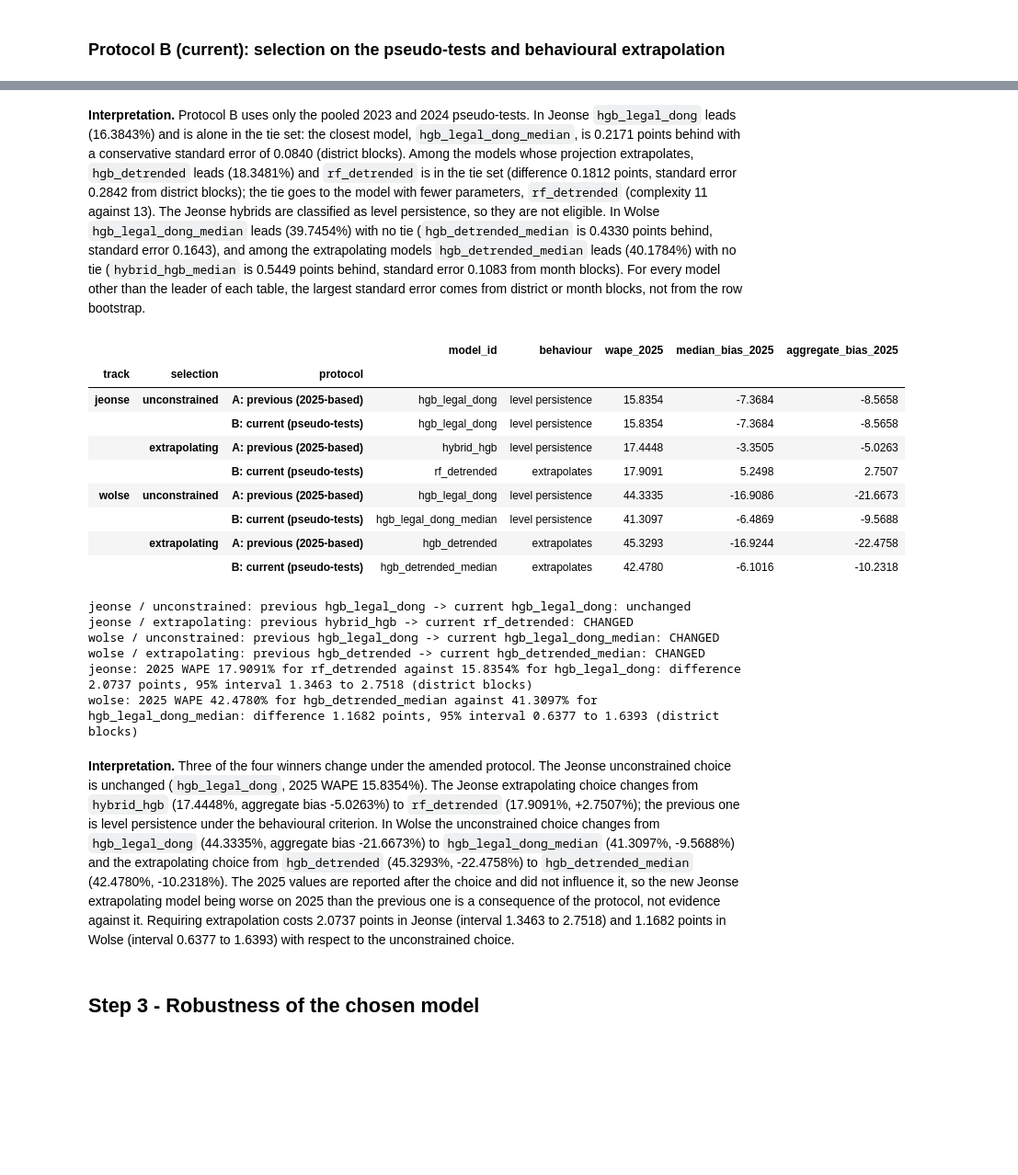
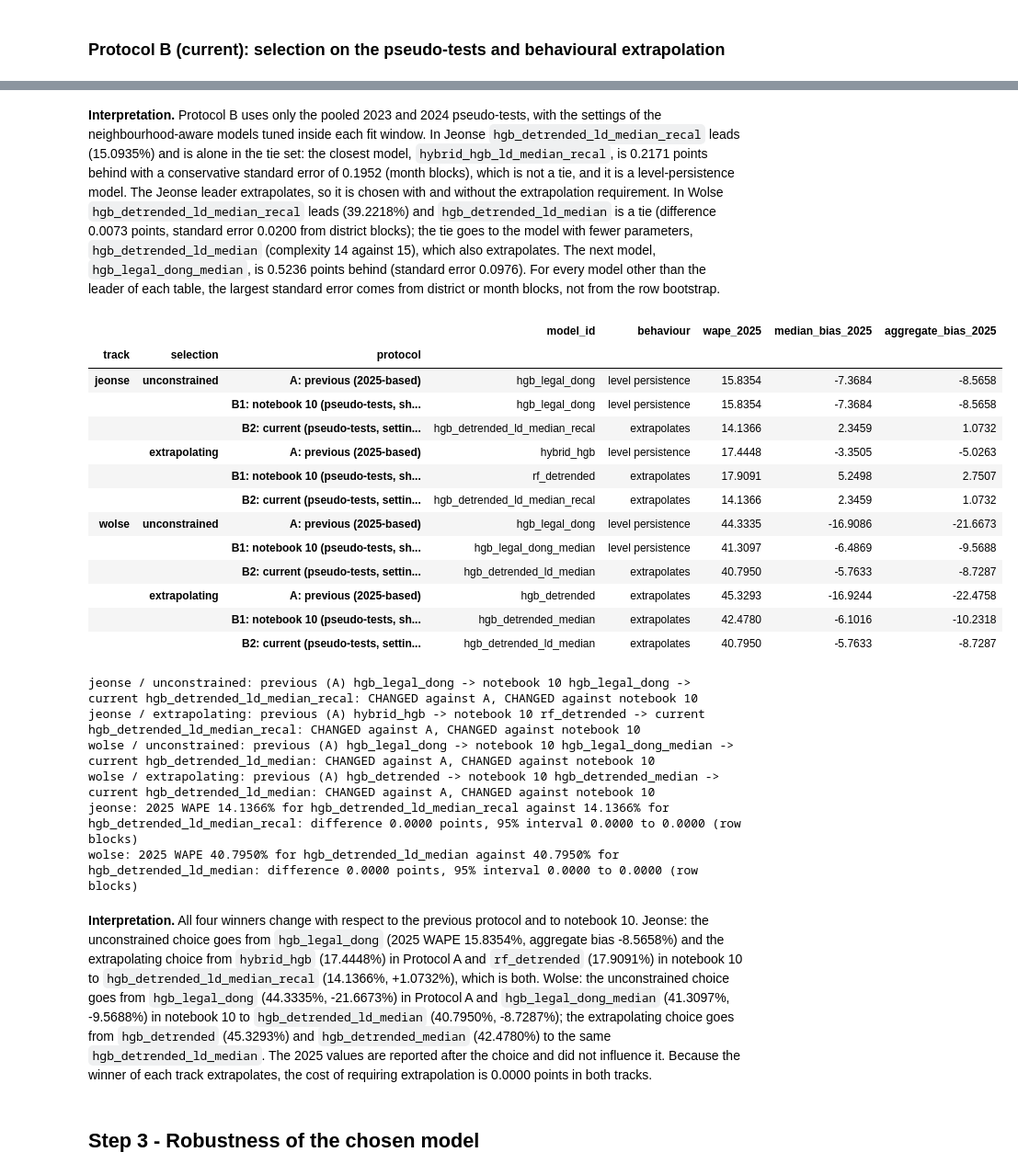
Before and after one commit to moliiner/rent_analysis_seoul, a Jupyter notebook: notebooks/09_model_comparison_projection.ipynb, the cells around one changed output, grey strips where cells are left out. Shown at 92% size. Saved outputs shown, nothing was run; the diff lists cells and outputs as text; code cells hidden in the pictures; blank space fills up the shorter version.

```diff
--- a/notebooks/09_model_comparison_projection.ipynb
+++ b/notebooks/09_model_comparison_projection.ipynb
@@ -219,8 +220,8 @@ wolse: 36 valid models, 57,829 TEST rows, predictions aligned with the TEST rows
 # %%
 # Protocol A (previous, superseded): lowest 2025 WAPE among the models that existed before the amendment
-# (without the median-loss variants of notebook 10), row bootstrap only, extrapolation judged by the model label. It is kept only to show which winners change.
-NEW_MEDIAN_IDS = ['hgb_static_median', 'hgb_time_median', 'hgb_detrended_median', 'hgb_legal_dong_median', 'hybrid_hgb_median']
-old_valid = valid[~valid['model_id'].isin(NEW_MEDIAN_IDS)]
+# (without the median-loss variants of notebook 10 and the neighbourhood-aware models of notebook 11), row bootstrap only, extrapolation judged by the model label. It is kept only to show which winners change.
+POST_AMENDMENT_IDS = ['hgb_static_median', 'hgb_time_median', 'hgb_detrended_median', 'hgb_legal_dong_median', 'hybrid_hgb_median', *ld_recipe_ids()]
+old_valid = valid[~valid['model_id'].isin(POST_AMENDMENT_IDS)]
 protocol_a = {}
 for track in config.TRACKS:
     v = old_valid[old_valid['track'] == track]
@@ -239,7 +240,8 @@ wolse: protocol A on 31 models (2025-based, row bootstrap, label-based extrapola
 # %% [markdown]
 ### Protocol B (current): selection on the pseudo-tests and behavioural extrapolation
 # %%
-pseudo_reports = {t: json.loads((config.METRICS_DIR / f'pseudotest_{t}.json').read_text(encoding='utf-8')) for t in config.TRACKS}
+pseudo_reports = {t: json.loads((config.METRICS_DIR / f'pseudotest_v2_{t}.json').read_text(encoding='utf-8')) for t in config.TRACKS}
+pseudo10 = {t: json.loads((config.METRICS_DIR / f'pseudotest_{t}.json').read_text(encoding='utf-8')) for t in config.TRACKS}      # notebook 10 (shared settings)
 proto = pseudo_reports['jeonse']['protocol']
 print('Pseudo-test windows (fit before / test year):', [(w['fit_before'], w['test_year']) for w in proto['windows']])
 print('Rule:', proto['rule'], '| tie break:', proto['tie_break'])
@@ -296,45 +299,52 @@ wolse: candidates whose projection extrapolates -> leader hgb_detrended_median;
 # %% [markdown]
-**Interpretation.** Protocol B uses only the pooled 2023 and 2024 pseudo-tests. In Jeonse `hgb_legal_dong` leads (16.3843%) and is alone in the tie set: the closest model, `hgb_legal_dong_median`, is 0.2171 points behind with a conservative standard error of 0.0840 (district blocks). Among the models whose projection extrapolates, `hgb_detrended` leads (18.3481%) and `rf_detrended` is in the tie set (difference 0.1812 points, standard error 0.2842 from district blocks); the tie goes to the model with fewer parameters, `rf_detrended` (complexity 11 against 13). The Jeonse hybrids are classified as level persistence, so they are not eligible. In Wolse `hgb_legal_dong_median` leads (39.7454%) with no tie (`hgb_detrended_median` is 0.4330 points behind, standard error 0.1643), and among the extrapolating models `hgb_detrended_median` leads (40.1784%) with no tie (`hybrid_hgb_median` is 0.5449 points behind, standard error 0.1083 from month blocks). For every model other than the leader of each table, the largest standard error comes from district or month blocks, not from the row bootstrap.
+**Interpretation.** Protocol B uses only the pooled 2023 and 2024 pseudo-tests, with the settings of the neighbourhood-aware models tuned inside each fit window. In Jeonse `hgb_detrended_ld_median_recal` leads (15.0935%) and is alone in the tie set: the closest model, `hybrid_hgb_ld_median_recal`, is 0.2171 points behind with a conservative standard error of 0.1952 (month blocks), which is not a tie, and it is a level-persistence model. The Jeonse leader extrapolates, so it is chosen with and without the extrapolation requirement. In Wolse `hgb_detrended_ld_median_recal` leads (39.2218%) and `hgb_detrended_ld_median` is a tie (difference 0.0073 points, standard error 0.0200 from district blocks); the tie goes to the model with fewer parameters, `hgb_detrended_ld_median` (complexity 14 against 15), which also extrapolates. The next model, `hgb_legal_dong_median`, is 0.5236 points behind (standard error 0.0976). For every model other than the leader of each table, the largest standard error comes from district or month blocks, not from the row bootstrap.
 # %%
 rows = []
 for track in config.TRACKS:
     for kind, new in [('unconstrained', selection[track]['stat_winner']), ('extrapolating', selection[track]['winner'])]:
-        for label, model_id in [('A: previous (2025-based)', protocol_a[track][kind]), ('B: current (pseudo-tests)', new)]:
+        for label, model_id in [('A: previous (2025-based)', protocol_a[track][kind]),
+                                ('B1: notebook 10 (pseudo-tests, shared settings)', pseudo10[track]['selection'][kind]),
+                                ('B2: current (pseudo-tests, settings tuned per window)', new)]:
             r = runs[(runs['track'] == track) & (runs['model_id'] == model_id)].iloc[0]
             rows.append({'track': track, 'selection': kind, 'protocol': label, 'model_id': model_id, 'behaviour': r['behaviour'],
                          'wape_2025': r['wape_pct'], 'median_bias_2025': r['median_bias_pct'], 'aggregate_bias_2025': r['aggregate_bias_pct']})
 changes = pd.DataFrame(rows).set_index(['track', 'selection', 'protocol'])
 display(changes)
 for track in config.TRACKS:
     for kind, new in [('unconstrained', selection[track]['stat_winner']), ('extrapolating', selection[track]['winner'])]:
-        old_id = protocol_a[track][kind]
-        print(f"{track} / {kind}: previous {old_id} -> current {new}: {'CHANGED' if old_id != new else 'unchanged'}")
+        old_id, mid_id = protocol_a[track][kind], pseudo10[track]['selection'][kind]
+        print(f"{track} / {kind}: previous (A) {old_id} -> notebook 10 {mid_id} -> current {new}: "
+              f"{'CHANGED' if old_id != new else 'unchanged'} against A, {'CHANGED' if mid_id != new else 'unchanged'} against notebook 10")
 
 # cost of requiring extrapolation under the current protocol (reported on 2025, not used to choose)
 for track in config.TRACKS:
     w, u, test = selection[track]['winner'], selection[track]['stat_winner'], data[track]['test']
     res = conservative_wape_diff(y_test[track], preds[track][w], preds[track][u], test['contract_month'], test['district_name'])
     print(f"{track}: 2025 WAPE {wape(y_test[track], preds[track][w]):.4f}% for {w} against {wape(y_test[track], preds[track][u]):.4f}% for {u}: "
           f"difference {res['diff']:.4f} points, 95% interval {res['ci_low']:.4f} to {res['ci_high']:.4f} ({res['source']} blocks)")
 # %% [output]
 |  |  |  | model_id | behaviour | wape_2025 | median_bias_2025 | aggregate_bias_2025 |
 | track | selection | protocol |  |  |  |  |  |
 | jeonse | unconstrained | A: previous (2025-based) | hgb_legal_dong | level persistence | 15.8354 | -7.3684 | -8.5658 |
-|  |  | B: current (pseudo-tests) | hgb_legal_dong | level persistence | 15.8354 | -7.3684 | -8.5658 |
+|  |  | B1: notebook 10 (pseudo-tests, sh... | hgb_legal_dong | level persistence | 15.8354 | -7.3684 | -8.5658 |
+|  |  | B2: current (pseudo-tests, settin... | hgb_detrended_ld_median_recal | extrapolates | 14.1366 | 2.3459 | 1.0732 |
 |  | extrapolating | A: previous (2025-based) | hybrid_hgb | level persistence | 17.4448 | -3.3505 | -5.0263 |
-|  |  | B: current (pseudo-tests) | rf_detrended | extrapolates | 17.9091 | 5.2498 | 2.7507 |
+|  |  | B1: notebook 10 (pseudo-tests, sh... | rf_detrended | extrapolates | 17.9091 | 5.2498 | 2.7507 |
+|  |  | B2: current (pseudo-tests, settin... | hgb_detrended_ld_median_recal | extrapolates | 14.1366 | 2.3459 | 1.0732 |
 | wolse | unconstrained | A: previous (2025-based) | hgb_legal_dong | level persistence | 44.3335 | -16.9086 | -21.6673 |
-|  |  | B: current (pseudo-tests) | hgb_legal_dong_median | level persistence | 41.3097 | -6.4869 | -9.5688 |
+|  |  | B1: notebook 10 (pseudo-tests, sh... | hgb_legal_dong_median | level persistence | 41.3097 | -6.4869 | -9.5688 |
+|  |  | B2: current (pseudo-tests, settin... | hgb_detrended_ld_median | extrapolates | 40.7950 | -5.7633 | -8.7287 |
 |  | extrapolating | A: previous (2025-based) | hgb_detrended | extrapolates | 45.3293 | -16.9244 | -22.4758 |
-|  |  | B: current (pseudo-tests) | hgb_detrended_median | extrapolates | 42.4780 | -6.1016 | -10.2318 |
+|  |  | B1: notebook 10 (pseudo-tests, sh... | hgb_detrended_median | extrapolates | 42.4780 | -6.1016 | -10.2318 |
+|  |  | B2: current (pseudo-tests, settin... | hgb_detrended_ld_median | extrapolates | 40.7950 | -5.7633 | -8.7287 |
-jeonse / unconstrained: previous hgb_legal_dong -> current hgb_legal_dong: unchanged
-jeonse / extrapolating: previous hybrid_hgb -> current rf_detrended: CHANGED
-wolse / unconstrained: previous hgb_legal_dong -> current hgb_legal_dong_median: CHANGED
-wolse / extrapolating: previous hgb_detrended -> current hgb_detrended_median: CHANGED
-jeonse: 2025 WAPE 17.9091% for rf_detrended against 15.8354% for hgb_legal_dong: difference 2.0737 points, 95% interval 1.3463 to 2.7518 (district blocks)
-wolse: 2025 WAPE 42.4780% for hgb_detrended_median against 41.3097% for hgb_legal_dong_median: difference 1.1682 points, 95% interval 0.6377 to 1.6393 (district blocks)
+jeonse / unconstrained: previous (A) hgb_legal_dong -> notebook 10 hgb_legal_dong -> current hgb_detrended_ld_median_recal: CHANGED against A, CHANGED against notebook 10
+jeonse / extrapolating: previous (A) hybrid_hgb -> notebook 10 rf_detrended -> current hgb_detrended_ld_median_recal: CHANGED against A, CHANGED against notebook 10
+wolse / unconstrained: previous (A) hgb_legal_dong -> notebook 10 hgb_legal_dong_median -> current hgb_detrended_ld_median: CHANGED against A, CHANGED against notebook 10
+wolse / extrapolating: previous (A) hgb_detrended -> notebook 10 hgb_detrended_median -> current hgb_detrended_ld_median: CHANGED against A, CHANGED against notebook 10
+jeonse: 2025 WAPE 14.1366% for hgb_detrended_ld_median_recal against 14.1366% for hgb_detrended_ld_median_recal: difference 0.0000 points, 95% interval 0.0000 to 0.0000 (row blocks)
+wolse: 2025 WAPE 40.7950% for hgb_detrended_ld_median against 40.7950% for hgb_detrended_ld_median: difference 0.0000 points, 95% interval 0.0000 to 0.0000 (row blocks)
 # %% [markdown]
-**Interpretation.** Three of the four winners change under the amended protocol. The Jeonse unconstrained choice is unchanged (`hgb_legal_dong`, 2025 WAPE 15.8354%). The Jeonse extrapolating choice changes from `hybrid_hgb` (17.4448%, aggregate bias -5.0263%) to `rf_detrended` (17.9091%, +2.7507%); the previous one is level persistence under the behavioural criterion. In Wolse the unconstrained choice changes from `hgb_legal_dong` (44.3335%, aggregate bias -21.6673%) to `hgb_legal_dong_median` (41.3097%, -9.5688%) and the extrapolating choice from `hgb_detrended` (45.3293%, -22.4758%) to `hgb_detrended_median` (42.4780%, -10.2318%). The 2025 values are reported after the choice and did not influence it, so the new Jeonse extrapolating model being worse on 2025 than the previous one is a consequence of the protocol, not evidence against it. Requiring extrapolation costs 2.0737 points in Jeonse (interval 1.3463 to 2.7518) and 1.1682 points in Wolse (interval 0.6377 to 1.6393) with respect to the unconstrained choice.
+**Interpretation.** All four winners change with respect to the previous protocol and to notebook 10. Jeonse: the unconstrained choice goes from `hgb_legal_dong` (2025 WAPE 15.8354%, aggregate bias -8.5658%) and the extrapolating choice from `hybrid_hgb` (17.4448%) in Protocol A and `rf_detrended` (17.9091%) in notebook 10 to `hgb_detrended_ld_median_recal` (14.1366%, +1.0732%), which is both. Wolse: the unconstrained choice goes from `hgb_legal_dong` (44.3335%, -21.6673%) in Protocol A and `hgb_legal_dong_median` (41.3097%, -9.5688%) in notebook 10 to `hgb_detrended_ld_median` (40.7950%, -8.7287%); the extrapolating choice goes from `hgb_detrended` (45.3293%) and `hgb_detrended_median` (42.4780%) to the same `hgb_detrended_ld_median`. The 2025 values are reported after the choice and did not influence it. Because the winner of each track extrapolates, the cost of requiring extrapolation is 0.0000 points in both tracks.
 # %% [markdown]
 ## Step 3 - Robustness of the chosen model
 # %%
```
Also changed, not shown: parts of 24 cells of this notebook, 34 other files.
